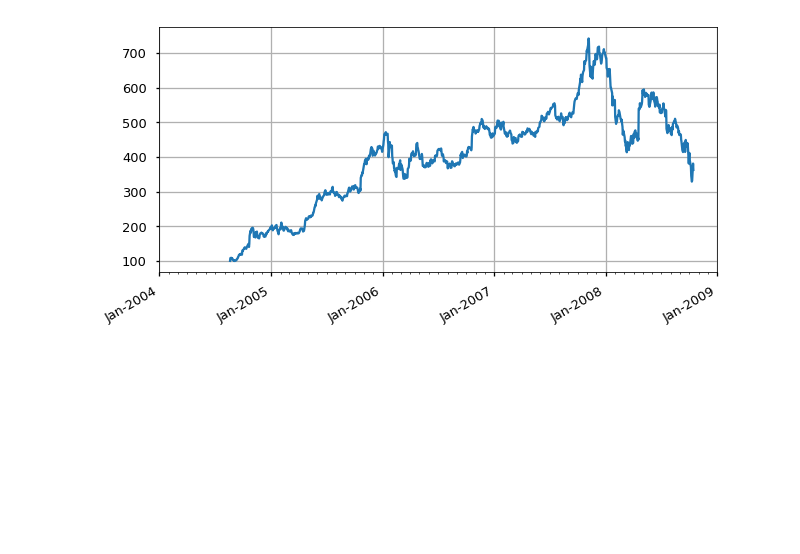
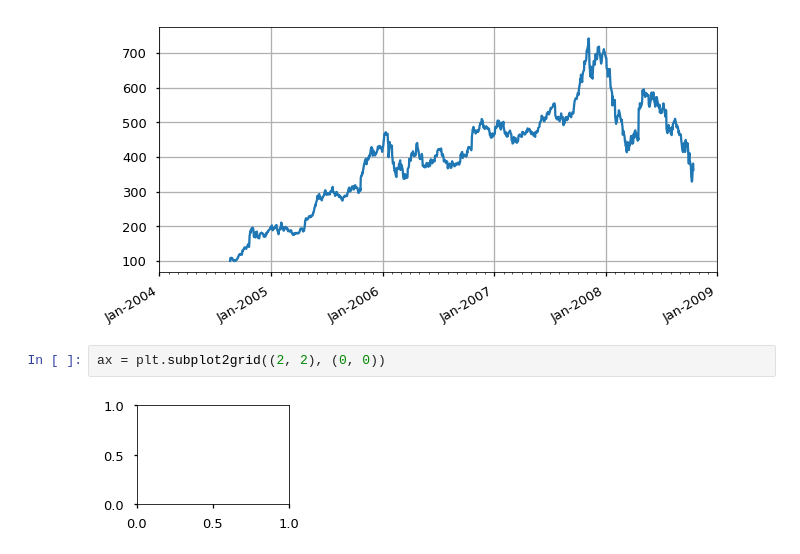
Before and after one commit to jeevankumarr/ml-books, a Jupyter notebook: Sub Plots.ipynb, the cells around one changed output. Saved outputs shown, nothing was run; the diff lists cells and outputs as text; blank space fills up the shorter version.

Commit message:
Added Varied sub plots with dataframes

```diff
--- a/Sub Plots.ipynb
+++ b/Sub Plots.ipynb
@@ -188,3 +188,7 @@ plt.gcf().set_size_inches(10, 5)
 plt.show()
 # %% [output]
 [figure]
+# %%
+ax = plt.subplot2grid((2, 2), (0, 0))
+# %% [output]
+[figure, added]
```
Also changed, not shown: parts of 5 cells of this notebook.
